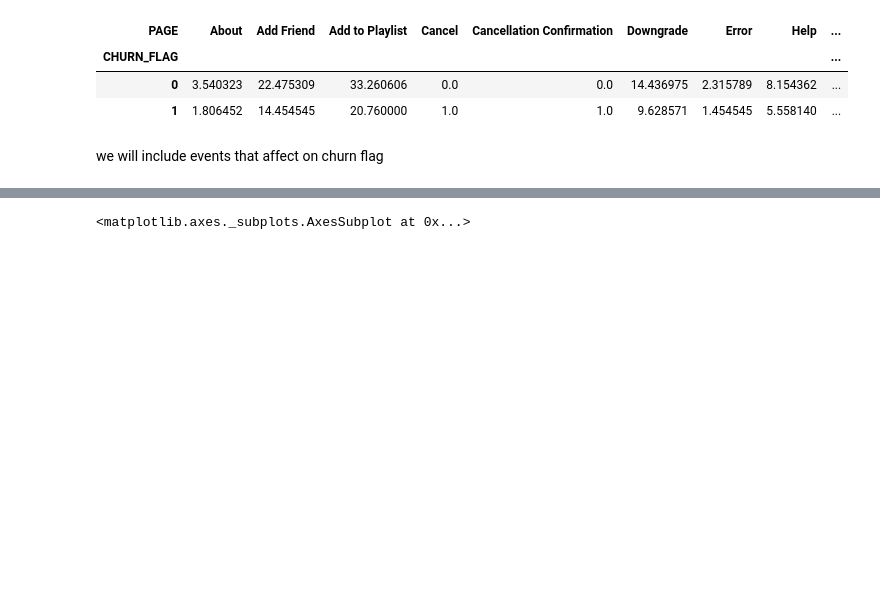
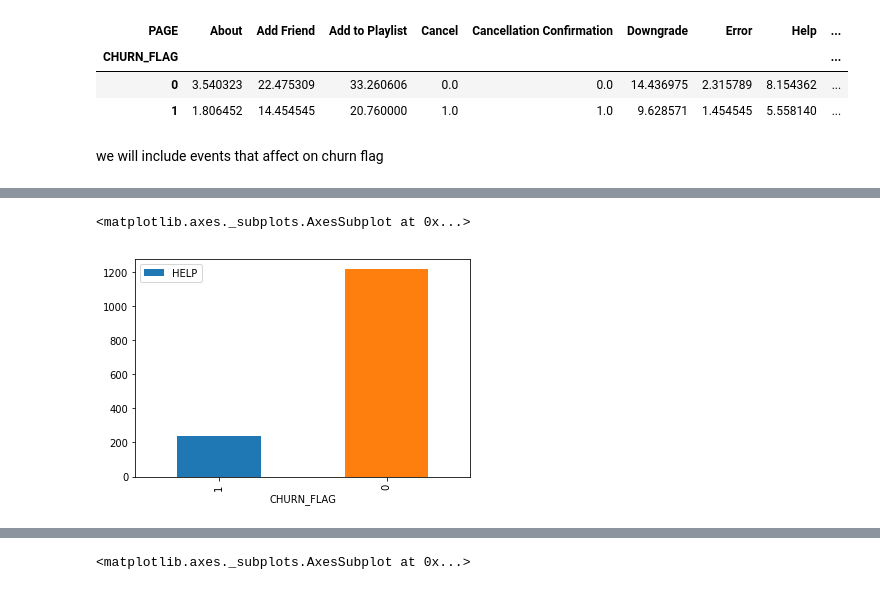
Before and after one commit to AbdelrahmanGad/Sparkify_Udacity_ND, a Jupyter notebook: Sparkify.ipynb, the cells around one changed output, grey strips where cells are left out. Drawn from its saved outputs; the diff is of its cells as text; code cells hidden in the pictures; blank space fills up the shorter version.

```diff
--- a/Sparkify.ipynb
+++ b/Sparkify.ipynb
@@ -379,0 +410,15 @@ we will include events that affect on churn flag
+# %%
+spark.sql("""
+        SELECT
+            CHURN_FLAG,
+            COUNT(*) AS HELP
+        FROM
+            CHURN_DF
+        WHERE
+            PAGE = 'Help'
+        GROUP BY
+            CHURN_FLAG
+""").toPandas().plot.bar(x='CHURN_FLAG', y='HELP')
+# %% [output]
+<matplotlib.axes._subplots.AxesSubplot at 0x...>
+[figure, added]
```
Also changed, not shown: parts of 4 cells of this notebook.
